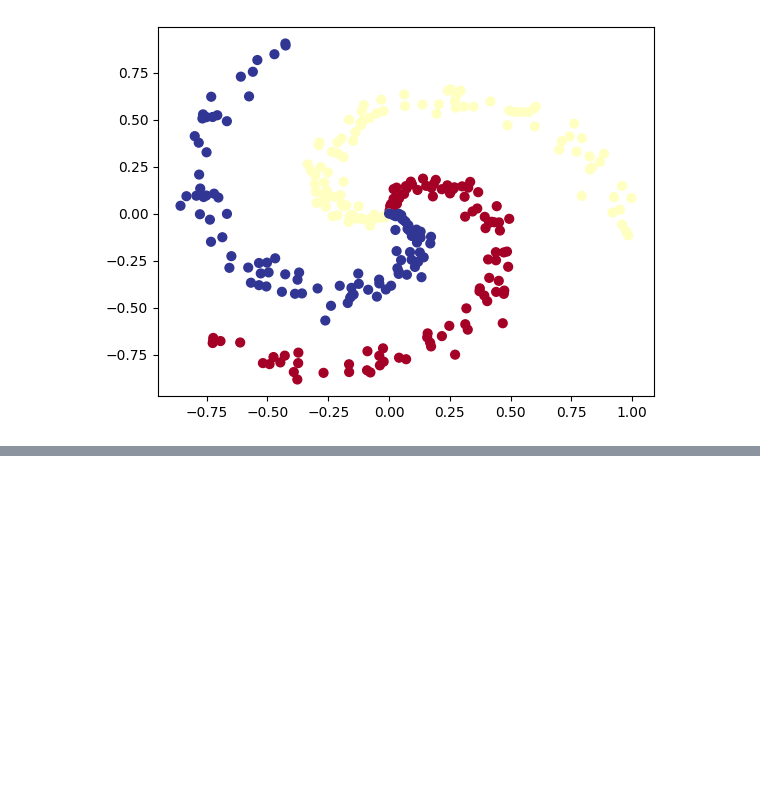
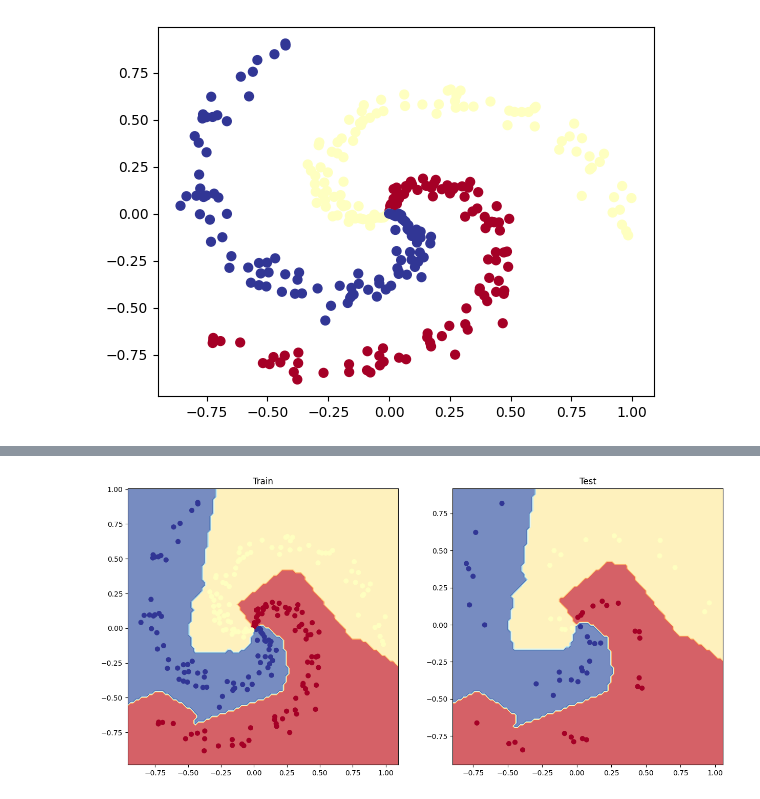
Before and after one commit to qbit-glitch/pytorch_tutorials, a Jupyter notebook: ztm_pytorch_course/ch2_pytorch_neural_network_classification/02_pytorch_classification_exercises.ipynb, the cells around one changed output, grey strips where cells are left out. Cells and saved outputs as stored; diff of their text form; code cells hidden in the pictures; blank space fills up the shorter version.

```diff
--- a/ztm_pytorch_course/ch2_pytorch_neural_network_classification/02_pytorch_classification_exercises.ipynb
+++ b/ztm_pytorch_course/ch2_pytorch_neural_network_classification/02_pytorch_classification_exercises.ipynb
@@ -442,35 +542,45 @@ Pred labels:
 # %%
 # Setup loss function and optimizer
-# loss_fn =
-# optimizer =
+loss_fn = nn.CrossEntropyLoss()
+optimizer = torch.optim.Adam(model_1.parameters(), lr=0.01)
 # %%
 # Build a training loop for the model
+torch.manual_seed(RANDOM_SEED)
+epochs = 1000
 
 # Loop over data
-
+for epoch in range(epochs):
 
   ## Training
-
+  model_1.train()
   # 1. Forward pass
-
+  y_logits = model_1(X_spiral_train).squeeze()
+  y_pred_probs = torch.softmax(y_logits, dim=1)
+  y_pred_labels = torch.argmax(y_pred_probs, dim=1)
 
   # 2. Calculate the loss
-
+  train_loss = loss_fn(y_logits, y_spiral_train)
+  train_acc = acc_fn(y_pred_labels, y_spiral_train.int())
 
   # 3. Optimizer zero grad
-
+  optimizer.zero_grad()
 
   # 4. Loss backward
-
+  train_loss.backward()
 
   # 5. Optimizer step
-
+  optimizer.step()
 
   ## Testing
-
-
+  model_1.eval()
+  with torch.inference_mode():
     # 1. Forward pass
+    test_logits = model_1(X_spiral_test).squeeze()
+    test_pred = torch.softmax(test_logits, dim=1).argmax(dim=1)
 
     # 2. Caculate loss and acc
-
+    test_loss = loss_fn(test_logits, y_spiral_test)
+    test_acc = acc_fn(test_pred, y_spiral_test.int())
   # Print out what's happening every 100 epochs
+  if(epoch % 100 == 0):
+    print(f"Epoch: {epoch} | Train Loss: {train_loss:.5f}, Train Accuracy: {train_acc:.2f} | Test Loss: {test_loss:.5f}, Test Accuracy: {test_acc:.2f}")
@@ -478,0 +598,11 @@ Pred labels:
+# %%
+# Plot decision boundaries for training and test sets
+plt.figure(figsize=(15,7))
+plt.subplot(1,2,1)
+plt.title('Train')
+plot_decision_boundary(model_1, X_spiral_train, y_spiral_train)
+plt.subplot(1,2,2)
+plt.title('Test')
+plot_decision_boundary(model_1, X_spiral_test, y_spiral_test)
+# %% [output]
+[figure, added]
```
Also changed, not shown: parts of 12 cells of this notebook.
